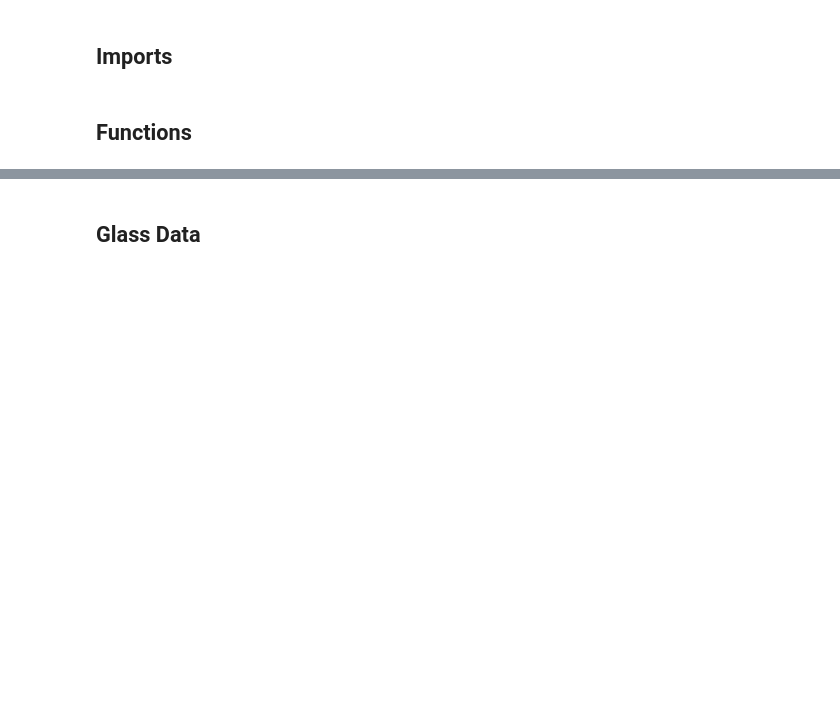
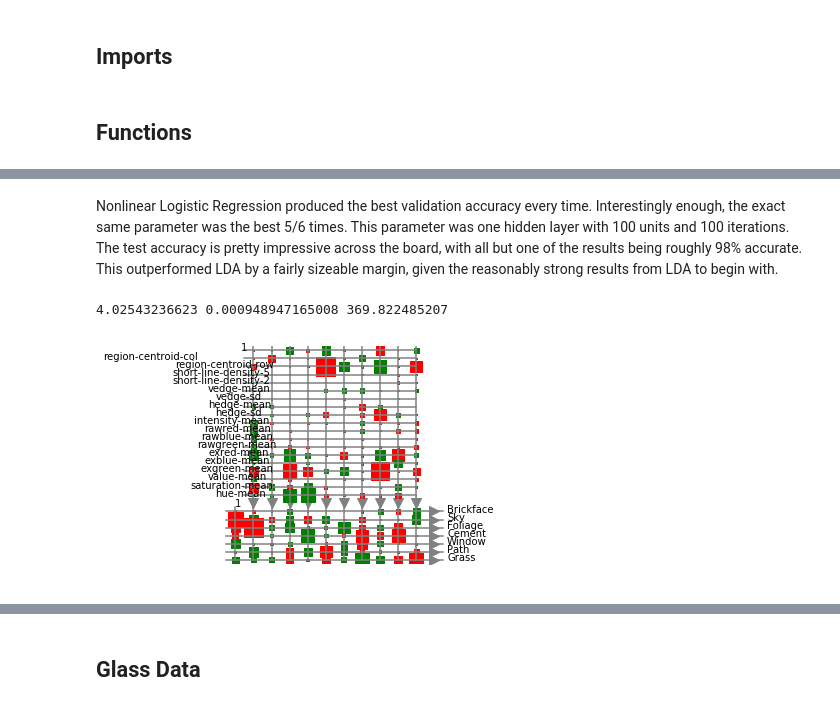
Before and after one commit to bpospeck/CS480, a Jupyter notebook: A4/Pospeck-A4.ipynb, the cells around one changed output, grey strips where cells are left out. Saved outputs shown, nothing was run; the diff lists cells and outputs as text; code cells hidden in the pictures; blank space fills up the shorter version.

```diff
--- a/A4/Pospeck-A4.ipynb
+++ b/A4/Pospeck-A4.ipynb
@@ -295,0 +403,4 @@ array([["b'1'", "b'YES'", "b' NO'", ..., "b' NO'", "b' NO'", "b'F'"],
+# %%
+resultsLDA = ml.trainValidateTestKFoldsClassification( trainLDA,evaluateLDA, X,T, [None],
+                                                       nFolds=6, shuffle=False,verbose=False)
+printResults('LDA:',resultsLDA)
@@ -295,0 +449,10 @@ array([["b'1'", "b'YES'", "b' NO'", ..., "b' NO'", "b' NO'", "b'F'"],
+# %%
+nnParams = [ [[0],10], [[0],100], [[0],1000],
+            [[10],100], [[100],100],
+            [[10,10],10], [[10,10],100],
+            [[10,2,10],10], [[10,2,10],100] ]
+# %%
+resultsNN = ml.trainValidateTestKFoldsClassification( trainNN,evaluateNN, X,T,
+                                                     nnParams,
+                                                     nFolds=6, shuffle=False,verbose=False)
+printResults('NN:',resultsNN)
@@ -295,0 +468,10 @@ array([["b'1'", "b'YES'", "b' NO'", ..., "b' NO'", "b' NO'", "b'F'"],
+# %% [markdown]
+Nonlinear Logistic Regression produced the best validation accuracy every time. Interestingly enough, the exact same parameter was the best 5/6 times. This parameter was one hidden layer with 100 units and 100 iterations. The test accuracy is pretty impressive across the board, with all but one of the results being roughly 98% accurate. This outperformed LDA by a fairly sizeable margin, given the reasonably strong results from LDA to begin with.
+# %%
+common = findCommonParams(resultsNN)
+nnet = nn.NeuralNetworkClassifier(X.shape[1],[10],np.unique(T).shape[0])
+nnet.train(X,T,nIterations=common[1])
+nnet.draw(Xnames,classNames)
+# %% [output]
+4.02543236623 0.000948947165008 369.822485207
+[figure, added]
```
Also changed, not shown: parts of 81 cells of this notebook, 3 other files.
